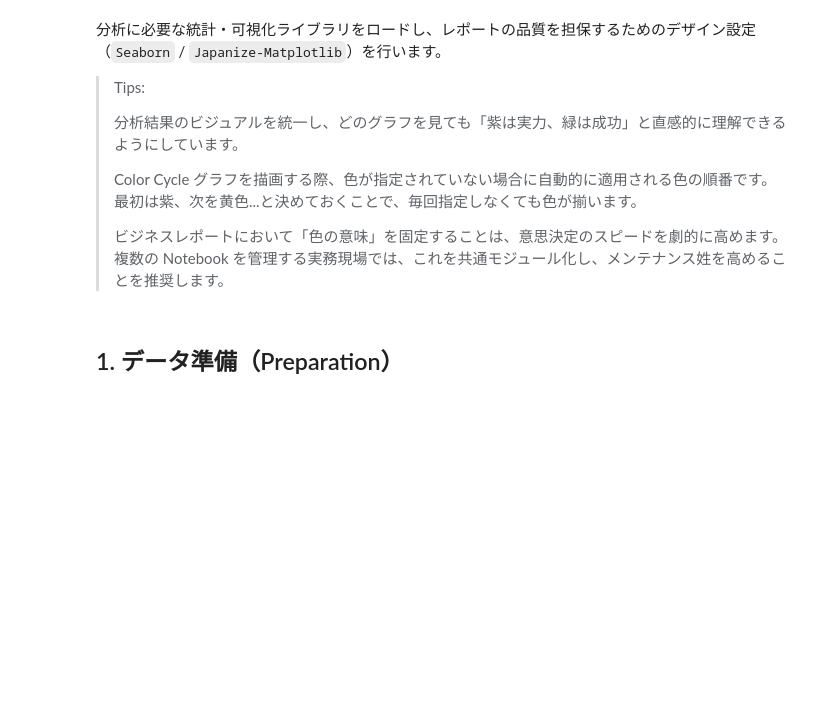
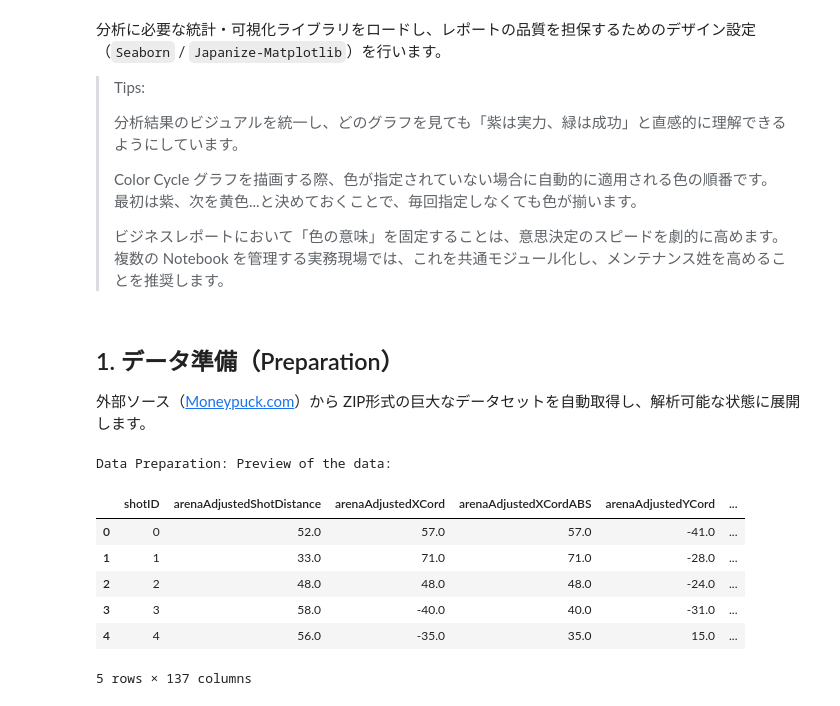
Before and after one commit to petalab-io/bayesian-iroha, a Jupyter notebook: notebooks/02_hockey_gotender/hockey_spatial_analysis.ipynb, the cells around one changed output. Drawn from its saved outputs; the diff is of its cells as text; code cells hidden in the pictures; blank space fills up the shorter version.

```diff
--- a/notebooks/02_hockey_gotender/hockey_spatial_analysis.ipynb
+++ b/notebooks/02_hockey_gotender/hockey_spatial_analysis.ipynb
@@ -70,6 +70,40 @@ Setup: 分析環境の準備が整いました。
 > 複数の Notebook を管理する実務現場では、これを共通モジュール化し、メンテナンス姓を高めることを推奨します。
 # %% [markdown]
 ## 1. データ準備（Preparation）
+外部ソース（[Moneypuck.com](https://moneypuck.com/)）から ZIP形式の巨大なデータセットを自動取得し、解析可能な状態に展開します。
 # %%
-# データの取得元（Moneypuck.com - 2022 Season Data）
-URL_DATA = "https://peter-tanner.com/moneypuck/downloads/shots_2022.csv"
+# データのダウンロード（MoneyPuck 2024 shots Data）
+URL_DATA = "https://peter-tanner.com/moneypuck/downloads/shots_2024.zip"
+ZIP_NAME = "shots_2024.zip"
+DIR_EXTRACT = "data_raw"
+
+print(f"Data Preparation: Downloading from {URL_DATA}...")
+response = requests.get(URL_DATA)
+with open(ZIP_NAME, "wb") as f:
+    f.write(response.content)
+
+# ZIP の展開
+print(f"Data Preparation: Extracting {ZIP_NAME}...")
+with zipfile.ZipFile(ZIP_NAME, "r") as zip_ref:
+    zip_ref.extractall(DIR_EXTRACT)
+
+# 展開ファイルの確認
+files = os.listdir(DIR_EXTRACT)
+print(f"Data Preparation: Extracted files: {files}")
+# %%
+# データのプレビュー（ホワイトボックス化）
+CSV_TARGET = os.path.join(DIR_EXTRACT, "shots_2024.csv")
+
+# 先頭５行を確認
+df_preview = pd.read_csv(CSV_TARGET, nrows=5)
+print("Data Preparation: Preview of the data:")
+df_preview.head()
+# %% [output]
+Data Preparation: Preview of the data:
+|  | shotID | arenaAdjustedShotDistance | arenaAdjustedXCord | arenaAdjustedXCordABS | arenaAdjustedYCord | ... |
+| 0 | 0 | 52.0 | 57.0 | 57.0 | -41.0 | ... |
+| 1 | 1 | 33.0 | 71.0 | 71.0 | -28.0 | ... |
+| 2 | 2 | 48.0 | 48.0 | 48.0 | -24.0 | ... |
+| 3 | 3 | 58.0 | -40.0 | 40.0 | -31.0 | ... |
+| 4 | 4 | 56.0 | -35.0 | 35.0 | 15.0 | ... |
+5 rows × 137 columns
```
Also changed, not shown: parts of 21 cells of this notebook.
